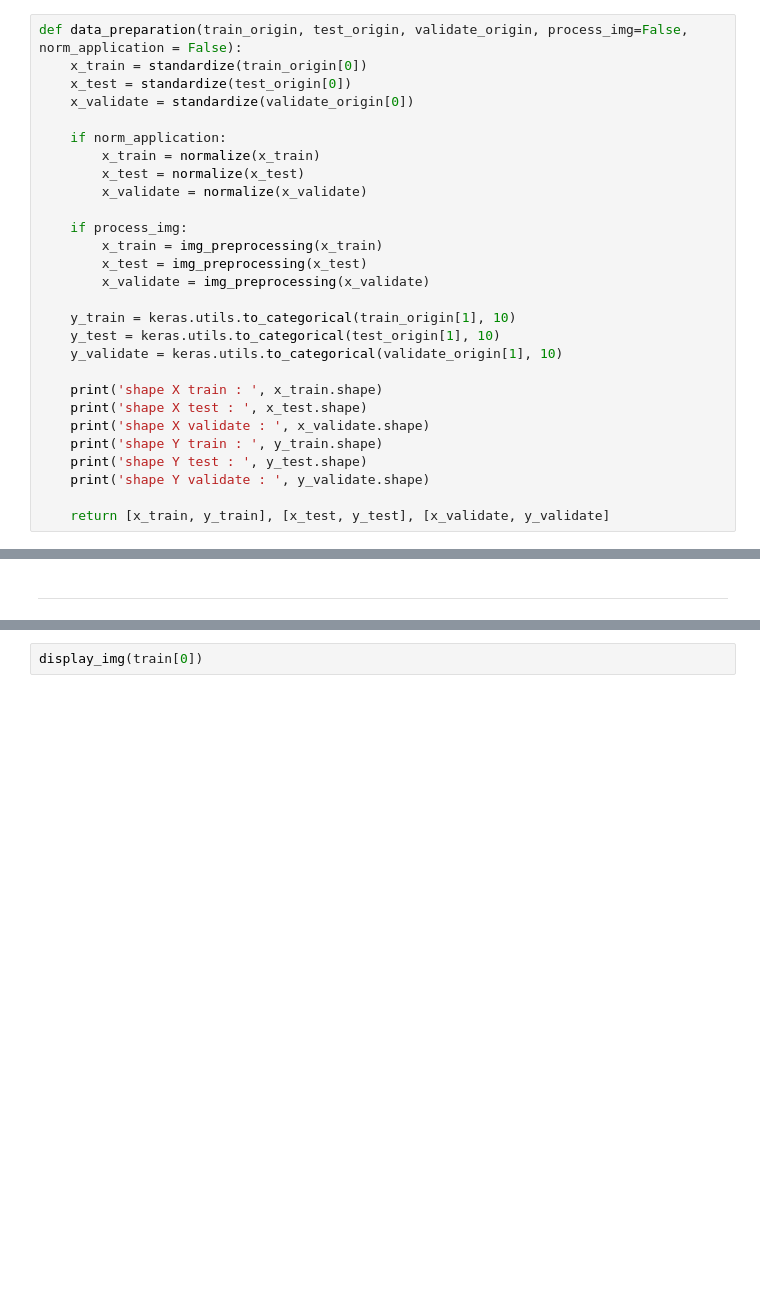
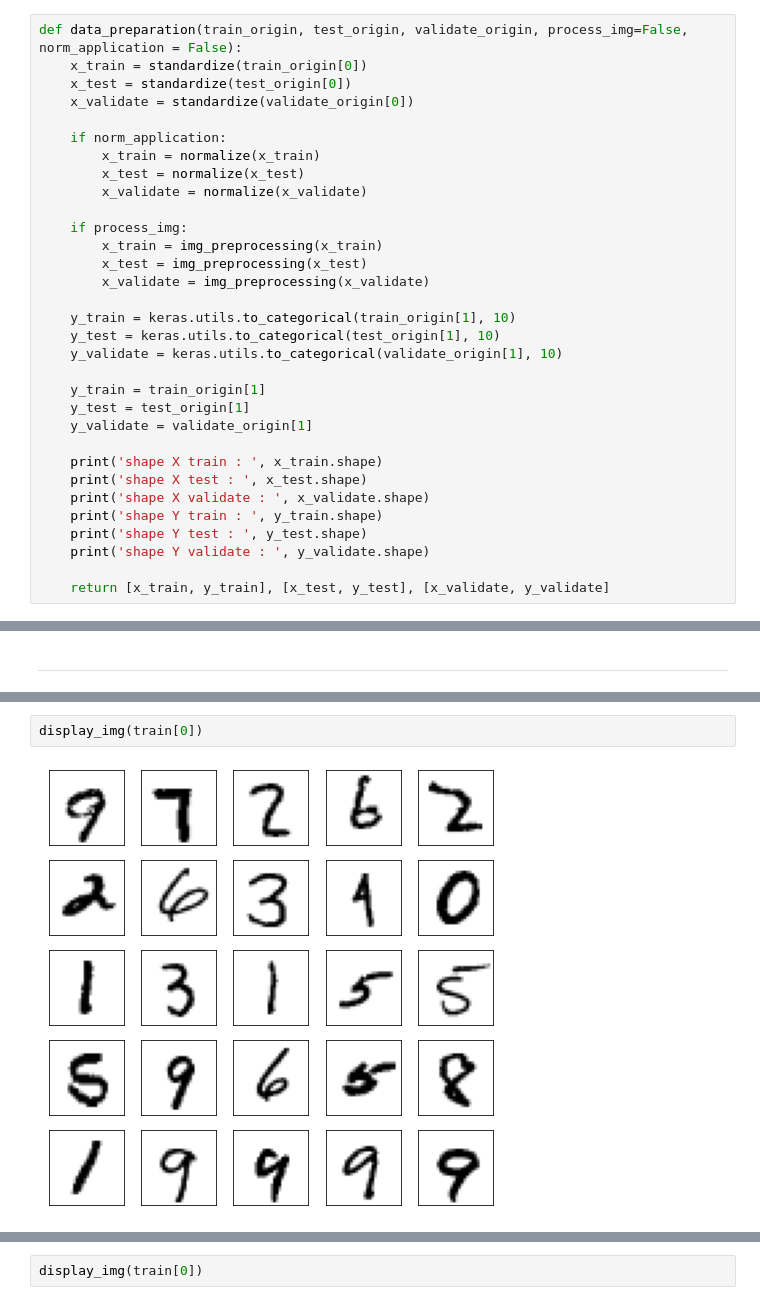
Before and after one commit to hibiga/MLP---MNIST, a Jupyter notebook: RDN.ipynb, the cells around one changed output, grey strips where cells are left out. Drawn from its saved outputs; the diff is of its cells as text; blank space fills up the shorter version.

```diff
--- a/RDN.ipynb
+++ b/RDN.ipynb
@@ -329,6 +324,10 @@ def data_preparation(train_origin, test_origin, validate_origin, process_img=Fal
     y_test = keras.utils.to_categorical(test_origin[1], 10)
     y_validate = keras.utils.to_categorical(validate_origin[1], 10)
 
+    y_train = train_origin[1]
+    y_test = test_origin[1]
+    y_validate = validate_origin[1]
+
     print('shape X train : ', x_train.shape)
     print('shape X test : ', x_test.shape)
     print('shape X validate : ', x_validate.shape)
@@ -608,0 +558,4 @@ ValueError: Could not interpret optimizer identifier: None
+# %%
+display_img(train[0])
+# %% [output]
+[figure, added]
```
Also changed, not shown: parts of 57 cells of this notebook.
